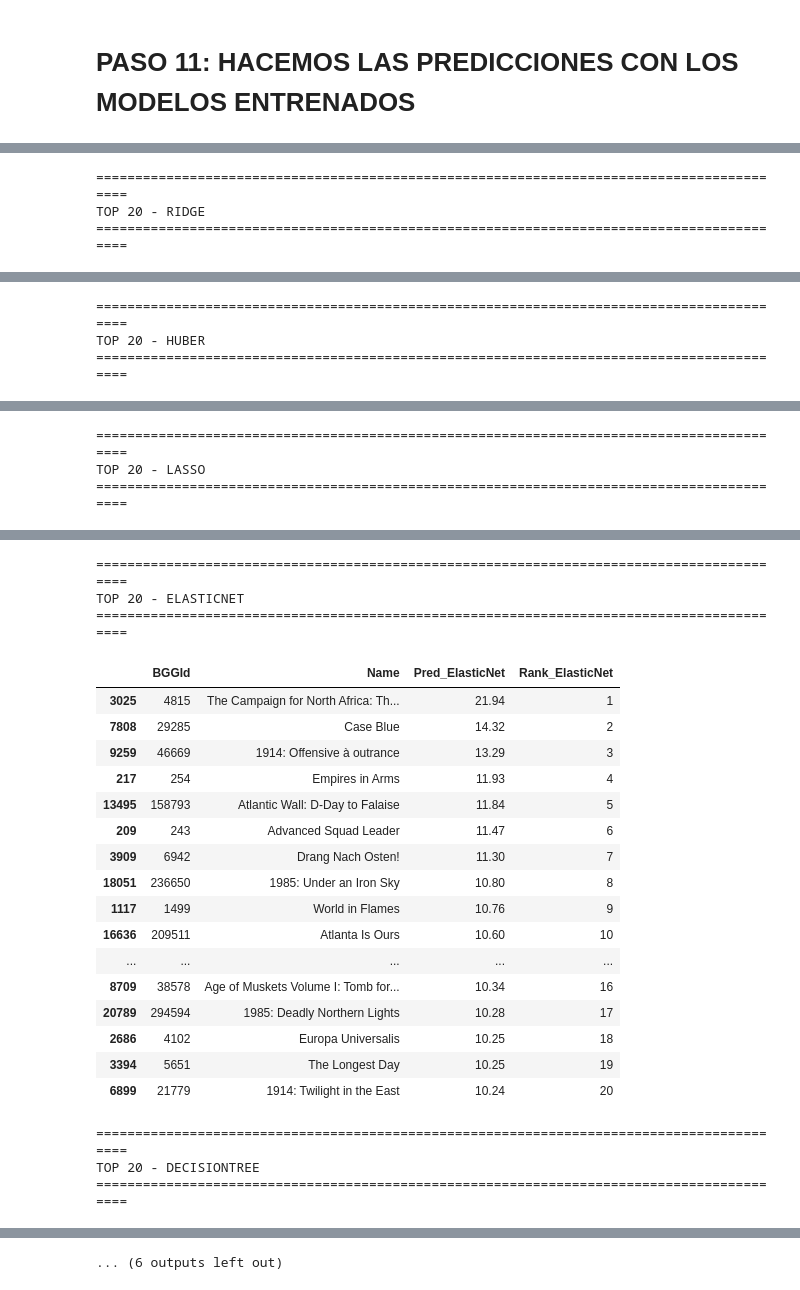
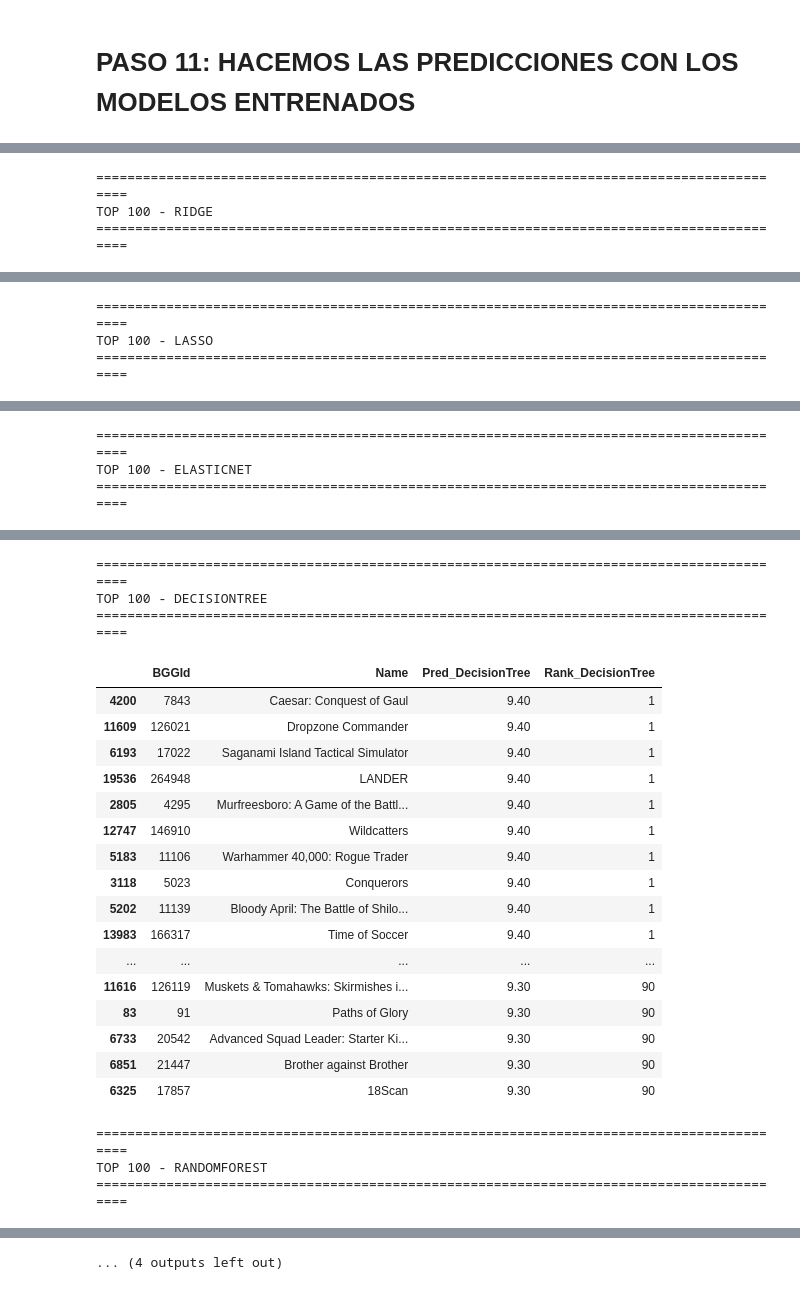
Before and after one commit to Velgarath/recomendador_juegos_bgg, a Jupyter notebook: juegosBGG.ipynb, the cells around one changed output, grey strips where cells are left out. Saved outputs shown, nothing was run; the diff lists cells and outputs as text; code cells hidden in the pictures.

```diff
--- a/juegosBGG.ipynb
+++ b/juegosBGG.ipynb
@@ -2659,8 +2811,11 @@ df_games_to_evaluate['LanguageEase'] = (
 # Debe contener EXACTAMENTE las mismas columnas
 # utilizadas durante el entrenamiento.
 
-X_to_evaluate = df_games_to_evaluate[features_games]
-
+#X_to_evaluate = df_games_to_evaluate[features_games]
+#X_to_evaluate = df_games_to_evaluate_mechanics[features_games_mechanics]
+#X_to_evaluate = df_games_to_evaluate_themes[features_games_themes]
+#X_to_evaluate = df_games_to_evaluate_subcategories[features_games_subcategories]
+X_to_evaluate = df_games_to_evaluate_publishers[features_games_publishers]
 
 # Diccionario de modelos ya entrenados
 modelos = {
@@ -2686,6 +2841,8 @@ df_evaluation_results = df_games_to_evaluate.copy()
 
 # Ejecutamos cada modelo
 for nombre_modelo, modelo in modelos.items():
+    if nombre_modelo == 'Huber':
+        continue
 
     columna_pred = 'Pred_' + nombre_modelo
     columna_rank = 'Rank_' + nombre_modelo
@@ -2706,17 +2863,19 @@ for nombre_modelo, modelo in modelos.items():
     )
 # %%
 # ==============================================================
-# TOP 20 DE CADA MODELO
+# TOP 100 DE CADA MODELO
 # ==============================================================
 
 for nombre_modelo in modelos:
 
+    if nombre_modelo == 'Huber':
+        continue
     columna_pred = 'Pred_' + nombre_modelo
     columna_rank = 'Rank_' + nombre_modelo
 
     print()
     print("=" * 90)
-    print("TOP 20 -", nombre_modelo.upper())
+    print("TOP 100 -", nombre_modelo.upper())
     print("=" * 90)
 
     display(
@@ -2729,7 +2888,7 @@ for nombre_modelo in modelos:
             ]
         ]
         .sort_values(columna_rank)
-        .head(20)
+        .head(100)
         .style.format({
             columna_pred: '{:.2f}'
         })
@@ -2758,4 +2917,4 @@ TOP 20 - LINEAR
 ==========================================================================================
-TOP 20 - RIDGE
+TOP 100 - RIDGE
 ==========================================================================================
 |  | BGGId | Name | Pred_Ridge | Rank_Ridge |
@@ -2778,3 +2937,3 @@ TOP 20 - RIDGE
 ==========================================================================================
-TOP 20 - HUBER
+TOP 100 - LASSO
 ==========================================================================================
@@ -2798,3 +2957,3 @@ TOP 20 - HUBER
 ==========================================================================================
-TOP 20 - LASSO
+TOP 100 - ELASTICNET
 ==========================================================================================
@@ -2818,23 +2977,23 @@ TOP 20 - LASSO
 ==========================================================================================
-TOP 20 - ELASTICNET
+TOP 100 - DECISIONTREE
 ==========================================================================================
-|  | BGGId | Name | Pred_ElasticNet | Rank_ElasticNet |
-| 3025 | 4815 | The Campaign for North Africa: Th... | 21.94 | 1 |
-| 7808 | 29285 | Case Blue | 14.32 | 2 |
-| 9259 | 46669 | 1914: Offensive à outrance | 13.29 | 3 |
-| 217 | 254 | Empires in Arms | 11.93 | 4 |
-| 13495 | 158793 | Atlantic Wall: D-Day to Falaise | 11.84 | 5 |
-| 209 | 243 | Advanced Squad Leader | 11.47 | 6 |
-| 3909 | 6942 | Drang Nach Osten! | 11.30 | 7 |
-| 18051 | 236650 | 1985: Under an Iron Sky | 10.80 | 8 |
-| 1117 | 1499 | World in Flames | 10.76 | 9 |
-| 16636 | 209511 | Atlanta Is Ours | 10.60 | 10 |
+|  | BGGId | Name | Pred_DecisionTree | Rank_DecisionTree |
+| 4200 | 7843 | Caesar: Conquest of Gaul | 9.40 | 1 |
+| 11609 | 126021 | Dropzone Commander | 9.40 | 1 |
+| 6193 | 17022 | Saganami Island Tactical Simulator | 9.40 | 1 |
+| 19536 | 264948 | LANDER | 9.40 | 1 |
+| 2805 | 4295 | Murfreesboro: A Game of the Battl... | 9.40 | 1 |
+| 12747 | 146910 | Wildcatters | 9.40 | 1 |
+| 5183 | 11106 | Warhammer 40,000: Rogue Trader | 9.40 | 1 |
+| 3118 | 5023 | Conquerors | 9.40 | 1 |
+| 5202 | 11139 | Bloody April: The Battle of Shilo... | 9.40 | 1 |
+| 13983 | 166317 | Time of Soccer | 9.40 | 1 |
 | ... | ... | ... | ... | ... |
-| 8709 | 38578 | Age of Muskets Volume I: Tomb for... | 10.34 | 16 |
-| 20789 | 294594 | 1985: Deadly Northern Lights | 10.28 | 17 |
-| 2686 | 4102 | Europa Universalis | 10.25 | 18 |
-| 3394 | 5651 | The Longest Day | 10.25 | 19 |
-| 6899 | 21779 | 1914: Twilight in the East | 10.24 | 20 |
+| 11616 | 126119 | Muskets & Tomahawks: Skirmishes i... | 9.30 | 90 |
+| 83 | 91 | Paths of Glory | 9.30 | 90 |
+| 6733 | 20542 | Advanced Squad Leader: Starter Ki... | 9.30 | 90 |
+| 6851 | 21447 | Brother against Brother | 9.30 | 90 |
+| 6325 | 17857 | 18Scan | 9.30 | 90 |
 ==========================================================================================
-TOP 20 - DECISIONTREE
+TOP 100 - RANDOMFOREST
 ==========================================================================================
@@ -2858 +3017 @@ TOP 20 - DECISIONTREE
-... (6 outputs left out)
+... (4 outputs left out)
```
Also changed, not shown: parts of 16 cells of this notebook.
